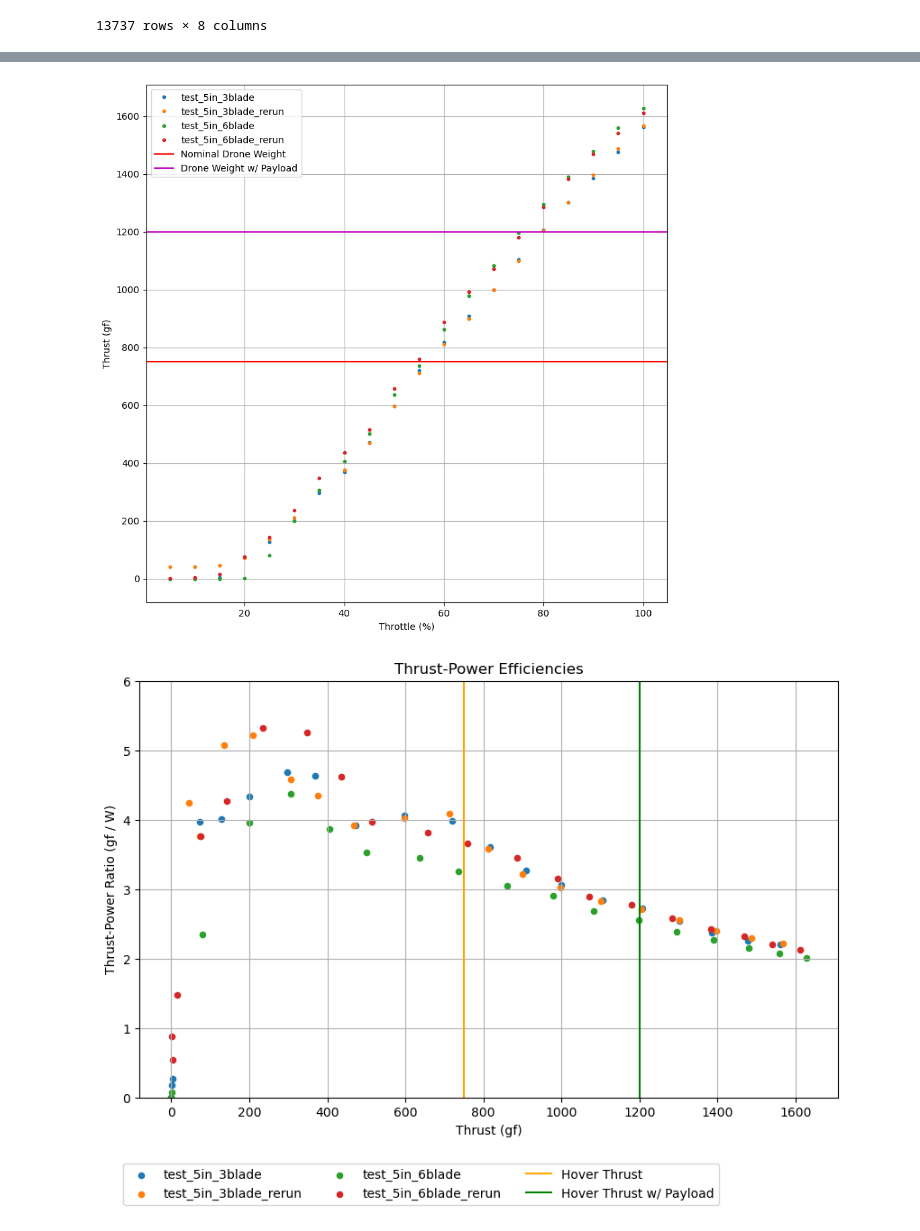
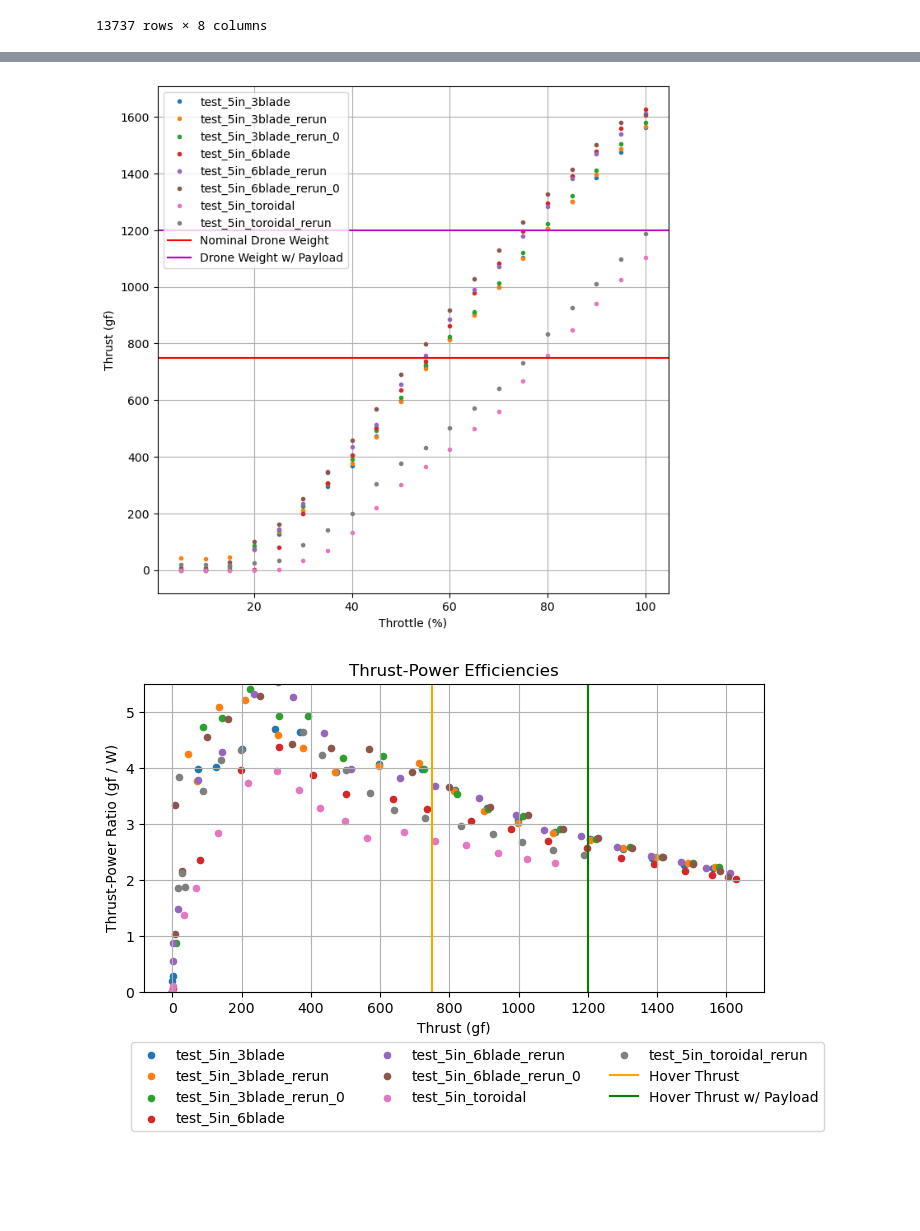
Before and after one commit to gtaharaedmonds/coaxial-drone, a Jupyter notebook: thrust_jig/test_runner/open_air_experiment_notebook.ipynb, the cells around one changed output, grey strips where cells are left out. Drawn from its saved outputs; the diff is of its cells as text; code cells hidden in the pictures; blank space fills up the shorter version.

Commit message:
more repeatability tests

```diff
--- a/thrust_jig/test_runner/open_air_experiment_notebook.ipynb
+++ b/thrust_jig/test_runner/open_air_experiment_notebook.ipynb
@@ -73,9 +73,9 @@ data_dict["test_5in_6blade"] = test_run(
 # data_dict["test_7in_3blade"] = test_run(
 #     filename=test_directory / "test_7in_3blade.csv", plan=plan
 # )
-# data_dict["test_5in_toroidal"] = test_run(
-#     filename=test_directory / "test_5in_toroidal.csv", plan=plan
-# )
+data_dict["test_5in_toroidal"] = test_run(
+    filename=test_directory / "test_5in_toroidal.csv", plan=plan
+)
 data_dict["test_5in_3blade"] = test_run(
     filename=test_directory / "test_5in_3blade.csv", plan=plan
 )
@@ -85,6 +85,15 @@ data_dict["test_5in_6blade_rerun"] = test_run(
 data_dict["test_5in_3blade_rerun"] = test_run(
     filename=test_directory / "test_5in_3blade_rerun.csv", plan=plan
 )
+data_dict["test_5in_3blade_rerun_0"] = test_run(
+    filename=test_directory / "test_5in_3blade_rerun_0.csv", plan=plan
+)
+data_dict["test_5in_6blade_rerun_0"] = test_run(
+    filename=test_directory / "test_5in_6blade_rerun_0.csv", plan=plan
+)
+data_dict["test_5in_toroidal_rerun"] = test_run(
+    filename=test_directory / "test_5in_toroidal_rerun.csv", plan=plan
+)
 # %% [output]
 Loading saved data
 Loading saved data
@@ -256,5 +278,5 @@ df_thrust_power.loc["test_5in_3blade_rerun"]
 # %%
-thrust_mean_g.unstack("test_name").plot(style=".", figsize=(10, 10))
+thrust_mean_g.unstack("test_name").plot(style=".", figsize=(8, 8))
 plt.xlabel("Throttle (%)")
 plt.ylabel("Thrust (gf)")
 plt.axhline(hover_thrust_g, color="r", label="Nominal Drone Weight")
@@ -263,25 +285,25 @@ plt.legend()
 plt.grid()
 plt.show()
 # %% [output]
-[figure, old version]
+[figure, new version]
 # %%
 # TODO: nominal thrust-weight ratio plot
 # thrust_mean_g.iloc[-1] / hover_thrust_g
 # %%
-fig = plt.figure(figsize=(10, 6))
+fig = plt.figure(figsize=(8, 4))
 for n, grp in df_thrust_power.groupby("test_name"):
     plt.scatter(x="thrust_mean_g", y="thrust_power_g_W", data=grp, label=n, s=20)
 plt.xlabel("Thrust (gf)")
 plt.ylabel("Thrust-Power Ratio (gf / W)")
-plt.ylim(0, 6)
+plt.ylim(0,5.5)
 plt.axvline(hover_thrust_g, color="orange", label="Hover Thrust")
 plt.axvline(payload_thrust_g, color="g", label="Hover Thrust w/ Payload")
 plt.grid()
 plt.legend(ncols=3, bbox_transform=fig.transFigure, bbox_to_anchor=(0.1, 0), loc="upper left")
 plt.title("Thrust-Power Efficiencies")
 plt.show()
 # %% [output]
-[figure, old version]
+[figure, new version]
 # %%
 plt.figure(figsize=(10, 6))
 for n, grp in df_thrust_power.groupby("test_name"):
```
Also changed, not shown: parts of 10 cells of this notebook, 3 other files.
